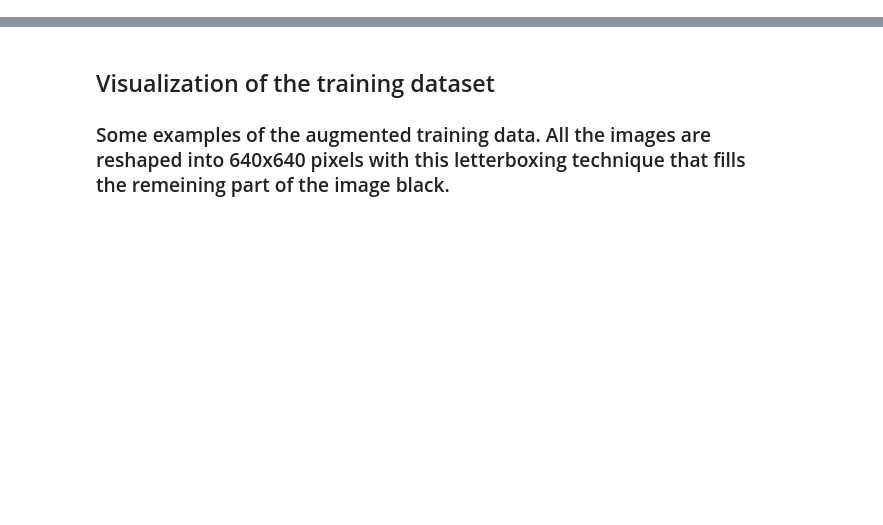
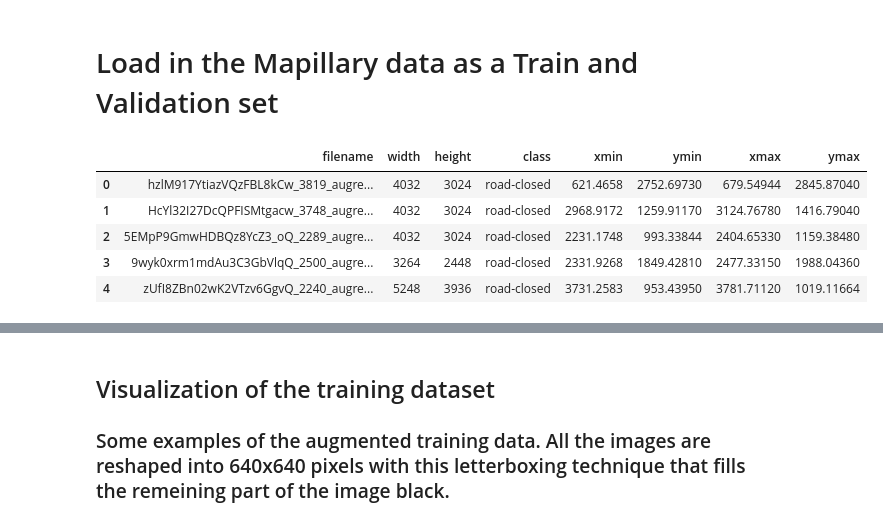
Before and after one commit to emmermarcell/AI-in-Data-Science-Data-Challenge, a Jupyter notebook: traffic-sign-recognition-with-kerascv.ipynb, the cells around one changed output, grey strips where cells are left out. Saved outputs shown, nothing was run; the diff lists cells and outputs as text; code cells hidden in the pictures; blank space fills up the shorter version.

```diff
--- a/traffic-sign-recognition-with-kerascv.ipynb
+++ b/traffic-sign-recognition-with-kerascv.ipynb
@@ -362,0 +246,24 @@ test_ds = test_ds.map(resizing, num_parallel_calls=tf.data.AUTOTUNE)
+# %% [markdown]
+# Load in the Mapillary data as a Train and Validation set
+# %%
+mapillary_img_path = '/kaggle/input/mapillary-labels/images/images'
+
+# Read the annotation file into a pandas dataframe
+mapillary_annot_file = '/kaggle/input/mapillary-labels/object_all.csv'
+
+# Load in the .csv file
+mapillary_df = pd.read_csv(mapillary_annot_file, usecols=[1,2,3,4,5,6,7,8])
+# rename the name column to filename
+mapillary_df.rename(columns={'name': 'filename'}, inplace=True)
+# Rename filenames that end with '_aug' to end with '_augreduced' and add '.jpg'
+mapillary_df.replace(to_replace=r'_aug$', value='_augreduced', regex=True, inplace=True)
+mapillary_df['filename'] = mapillary_df['filename'] + '.jpg'
+
+mapillary_df.head()
+# %% [output]
+|  | filename | width | height | class | xmin | ymin | xmax | ymax |
+| 0 | hzlM917YtiazVQzFBL8kCw_3819_augre... | 4032 | 3024 | road-closed | 621.4658 | 2752.69730 | 679.54944 | 2845.87040 |
+| 1 | HcYl32I27DcQPFISMtgacw_3748_augre... | 4032 | 3024 | road-closed | 2968.9172 | 1259.91170 | 3124.76780 | 1416.79040 |
+| 2 | 5EMpP9GmwHDBQz8YcZ3_oQ_2289_augre... | 4032 | 3024 | road-closed | 2231.1748 | 993.33844 | 2404.65330 | 1159.38480 |
+| 3 | 9wyk0xrm1mdAu3C3GbVlqQ_2500_augre... | 3264 | 2448 | road-closed | 2331.9268 | 1849.42810 | 2477.33150 | 1988.04360 |
+| 4 | zUfI8ZBn02wK2VTzv6GgvQ_2240_augre... | 5248 | 3936 | road-closed | 3731.2583 | 953.43950 | 3781.71120 | 1019.11664 |
```
Also changed, not shown: parts of 52 cells of this notebook.
